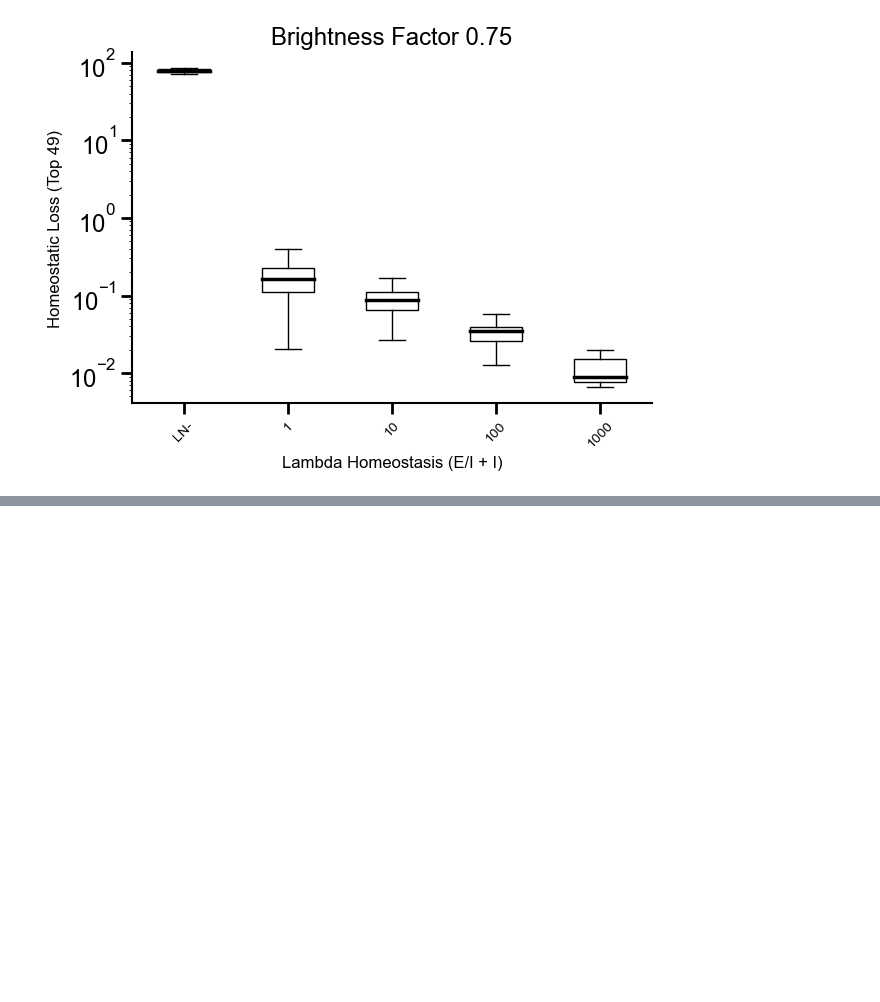
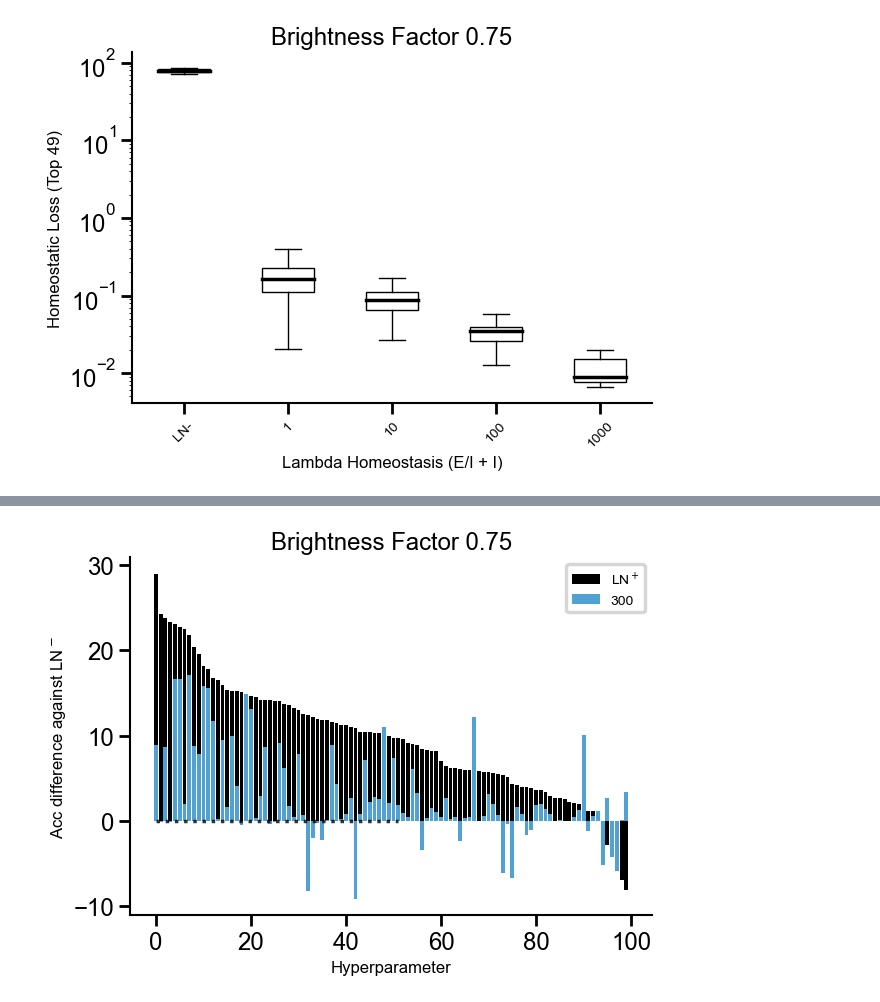
Before and after one commit to RoyHEyono/HomeostaticDANN, a Jupyter notebook: models/dense_mnist_task/notebooks/exhaustive_search_figures.ipynb, the cells around one changed output, grey strips where cells are left out. Cells and saved outputs as stored; diff of their text form; code cells hidden in the pictures; blank space fills up the shorter version.

```diff
--- a/models/dense_mnist_task/notebooks/exhaustive_search_figures.ipynb
+++ b/models/dense_mnist_task/notebooks/exhaustive_search_figures.ipynb
@@ -292,0 +303,98 @@ Text(0.5, 1.0, 'Brightness Factor 0')
+# %%
+fig, ax = plt.subplots()
+
+import re
+
+# Regex pattern to extract wei and wix
+pattern = r'wei=([-\d.eE]+), wix=([-\d.eE]+)'
+
+cmap = plt.get_cmap('viridis')
+
+#lambs = [1, 10, 100, 150, 300, 400, 500]
+lambs=[300]
+#lambs = [150, 300, 400, 500]
+#lambs = [150, 300]
+
+values = np.linspace(0, 1, len(lambs))
+
+feature = 'hidden_layer_width'
+
+top_n = len(runs_dict["runs_vanilla_dann"])
+print(top_n)
+
+activate_color = True
+
+
+
+values = []
+
+for top in range(top_n):
+
+    vanilla_dann_acc = runs_dict["runs_vanilla_dann"][top].summary['test_acc']
+    found = False
+
+    for rn in runs_dict["runs_vanilla_dann_layernorm"]:
+        if same_config(rn.config, runs_dict["runs_vanilla_dann"][top].config, keys=['lr', 'wd','inhib_lrs', 'momentum', 'inhib_momentum', 'homeostasis']):
+            values.append(rn.summary['test_acc'] - vanilla_dann_acc)
+            found = True
+            break
+
+    if not found:
+        values.append(0)
+
+
+vall = np.array(values)
+sorted_indices = np.argsort(vall)[::-1]
+res = np.array([vall[sorted_indices]])
+
+# Bar positions on the X axis
+x = np.arange(len(values))
+# ax.bar(x, values[sorted_indices], label="LN$^+$")
+ax.bar(x, vall[sorted_indices], label="LN$^+$", color='black')
+
+for idx, lambdaa in enumerate(lambs):
+
+    EI = fetch_runs(api, entity='project_danns', project_name='Luminosity_DeepDANN_ExhaustiveSearch_StrongExplicitLoss', filters={"config.dataset": "fashionmnist",
+                                                                        "config.brightness_factor": bright_factor, "config.homeostasis": 1, "config.normtype": 0,
+                                                                        "config.use_testset": True, "config.task_opt_inhib": 1, "config.use_sep_bias_gain_lrs": 0,
+                                                                        "config.homeostatic_annealing": 0 , "config.lambda_homeo": lambdaa}, order="-summary_metrics.test_acc")
+
+    data = []
+
+    color = cmap(values[idx])
+
+    failed_runs = 0
+    values = []
+    for top in range(top_n):
+
+        vanilla_dann_acc = runs_dict["runs_vanilla_dann"][top].summary['test_acc']
+        found = False
+
+        for idx_delete, rn in enumerate(EI):
+
+            if same_config(rn.config, runs_dict["runs_vanilla_dann"][top].config, keys=['lr', 'wd','inhib_lrs', 'momentum', 'inhib_momentum']):
+                values.append(rn.summary['test_acc'] - vanilla_dann_acc)
+                found = True
+                break
+
+        if not found:
+            values.append(0)
+
+    # Bar positions on the X axis
+    x = np.arange(len(values))
+    vall = np.array(values)
+    res = np.append(res, [vall[sorted_indices]], axis=0)
+    ax.bar(x, vall[sorted_indices], label=f"{lambdaa}")
+
+
+
+
+ax.set_xlabel("Hyperparameter")
+ax.set_ylabel("Acc difference against LN$^-$")
+ax.legend(fontsize=10)
+ax.set_title(f'Brightness Factor {bright_factor}')
+list_line = range(52)
+# ax.set_xlim(60, 90)
+# ax.set_ylim(-10, 10)
+ax.plot(list_line, np.zeros(52), label='y = x', color='black', linestyle='dotted', alpha=0.8)
+# %% [output]
@@ -292,0 +403 @@ Text(0.5, 1.0, 'Brightness Factor 0')
+[figure, added]
```
Also changed, not shown: parts of 5 cells of this notebook, 5 other files.
